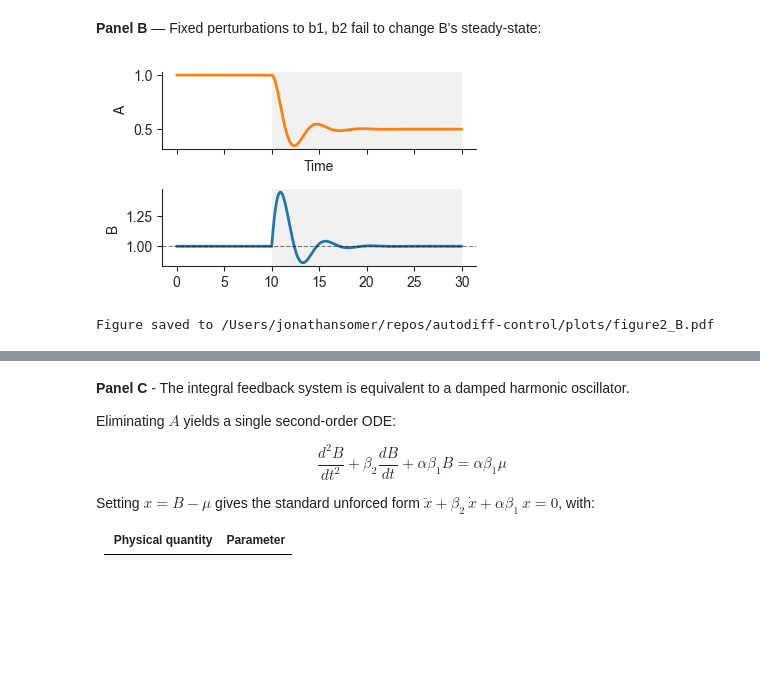
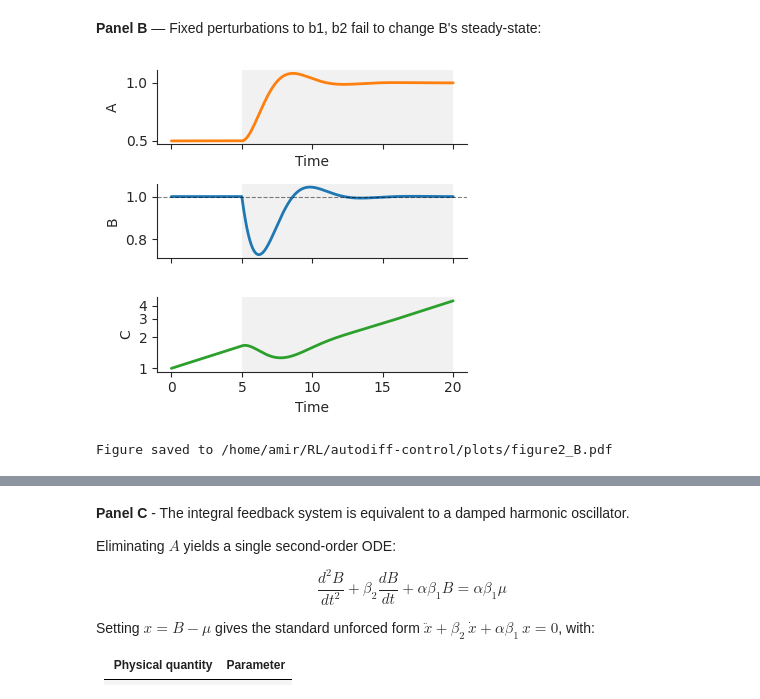
Before and after one commit to Liamir/autodiff-control, a Jupyter notebook: notebooks/figure2.ipynb, the cells around one changed output, grey strips where cells are left out. Saved outputs shown, nothing was run; the diff lists cells and outputs as text; code cells hidden in the pictures; blank space fills up the shorter version.

```diff
--- a/notebooks/figure2.ipynb
+++ b/notebooks/figure2.ipynb
@@ -222,16 +239,16 @@ array([ 1.01      ,  1.00993767,  1.00985087, ..., 82.32153546,
 # Add A(t) to data_B (run_panel_B only stored B)
 p = PANEL_B
 A_ss = p['beta2_base'] * mu / p['beta1_base']
-x0_ss = [A_ss, mu]
+x0_ss = [A_ss, mu, 1.0]
 t1 = np.linspace(0, p['t_switch'], 250)
 sol1 = solve_ivp(
-    lambda t_, y: minimal_rhs(y, p['alpha'], p['beta1_base'], p['beta2_base']).tolist(),
+    lambda t_, y: minimal_rhs(y, p['alpha'], p['beta1_base'], p['beta2_base'], p['c1'], p['c2']).tolist(),
     [0, p['t_switch']], x0_ss, dense_output=True, max_step=0.05)
 
 y_switch = sol1.sol(p['t_switch'])
 t2 = np.linspace(p['t_switch'], p['t_end'], 500)
 sol2 = solve_ivp(
-    lambda t_, y: minimal_rhs(y, p['alpha'], p['beta1_pert'], p['beta2_pert']).tolist(),
+    lambda t_, y: minimal_rhs(y, p['alpha'], p['beta1_pert'], p['beta2_pert'], p['c1'], p['c2']).tolist(),
     [p['t_switch'], p['t_end']], y_switch, dense_output=True, max_step=0.05)
 
 data_B['A'] = np.concatenate([sol1.sol(t1)[0], sol2.sol(t2[1:])[0]])
@@ -239,58 +256,44 @@ data_B['A'] = np.concatenate([sol1.sol(t1)[0], sol2.sol(t2[1:])[0]])
 **Panel B** — Fixed perturbations to b1, b2 fail to change B's steady-state:
 # %%
 # Panel B: standalone plot — B(t) on top, A(t) below
-t_settled = 20.0
 
 lw = 2
 
-fig, axs = plt.subplots(2, 1, figsize=(4, 2.5), sharex=True,)
+fig, axs = plt.subplots(3, 1, figsize=(4, 3.75), sharex=True,)
 
-(ax_B, ax_A) = axs
-
-
-
-
-# trans = ax_B.get_xaxis_transform()
-# kw = dict(ha='center', va='top', fontsize=7, color='#555555',
-#           fontstyle='italic', transform=trans)
-# ax_B.text(data_B['t_switch'] / 2,               0.97, 'system at steady state',          **kw)
-# ax_B.text((data_B['t_switch'] + t_settled) / 2, 0.97, 'transient\nresponse',   **kw)
-# ax_B.text((t_settled + data_B['t'].max()) / 2,  0.97, 'B returns to\nsteady state', **kw)
-# ax_B.legend(handles=[
-#     plt.Line2D([0],[0], color='C0', lw=1.5, label='$B(t)$'),
-#     plt.Line2D([0],[0], color='black', ls='--', lw=0.8, label=r'$\mu$'),
-#     mpatches.Patch(facecolor='white', edgecolor='black', linewidth=0.4,
-#                    label=rf'$\beta_1\!=\!{PANEL_B["beta1_base"]},\;\beta_2\!=\!{PANEL_B["beta2_base"]}$'),
-#     mpatches.Patch(facecolor='#fcba03', edgecolor='none', alpha=0.4,
-#                    label=rf'$\beta_1\!=\!{PANEL_B["beta1_pert"]},\;\beta_2\!=\!{PANEL_B["beta2_pert"]}$'),
-# ], fontsize=8, loc='center right')
-# clean_ax(ax_B)
-# plt.setp(ax_B.get_xticklabels(), visible=False)
+(ax_B, ax_A, ax_C) = axs
 
 # A(t) — no phase labels
 ax = axs[0]
 ax.plot(data_B['t'], data_B['A'], lw=lw, color='C1')
 ax.set_ylabel('A')
 ax.set_xlabel('Time')
 
 # B(t) — with phase labels
 ax = axs[1]
 ax.plot(data_B['t'], data_B['B'], lw=lw, color='C0')
 ax.axhline(mu, color='black', ls='--', lw=0.8, alpha=0.5)
 ax.set_ylabel('B')
-# ax.set_title(r'B) Integral feedback ensures $B \to \mu$ after parameter change')
 
-
+# C(t) - Cancer in log scale
+ax = axs[2]
+ax.plot(data_B['t'], data_B['C'], lw=lw, color='C2')
+ax.set_yscale('log')
+ax.set_ylabel('C')
+ax.set_xlabel('Time')
+ax.set_yticks([1, 2, 3, 4])
+ax.set_yticklabels([1, 2, 3, 4])
 
 for ax in axs:
     ax.axvspan(data_B['t_switch'], data_B['t'].max(), color='lightgray', alpha=0.3, lw=0)
+    # ax.set_xlim(0, 25)
     sns.despine(ax=ax)
 
 
 plt.tight_layout()
 plt.show()
 
 save_fig(fig, 'figure2_B.pdf')
 # %% [output]
-[figure, old version]
+[figure, new version]
-Figure saved to /Users/jonathansomer/repos/autodiff-control/plots/figure2_B.pdf
+Figure saved to /home/amir/RL/autodiff-control/plots/figure2_B.pdf
```
Also changed, not shown: parts of 3 cells of this notebook, 17 other files.
